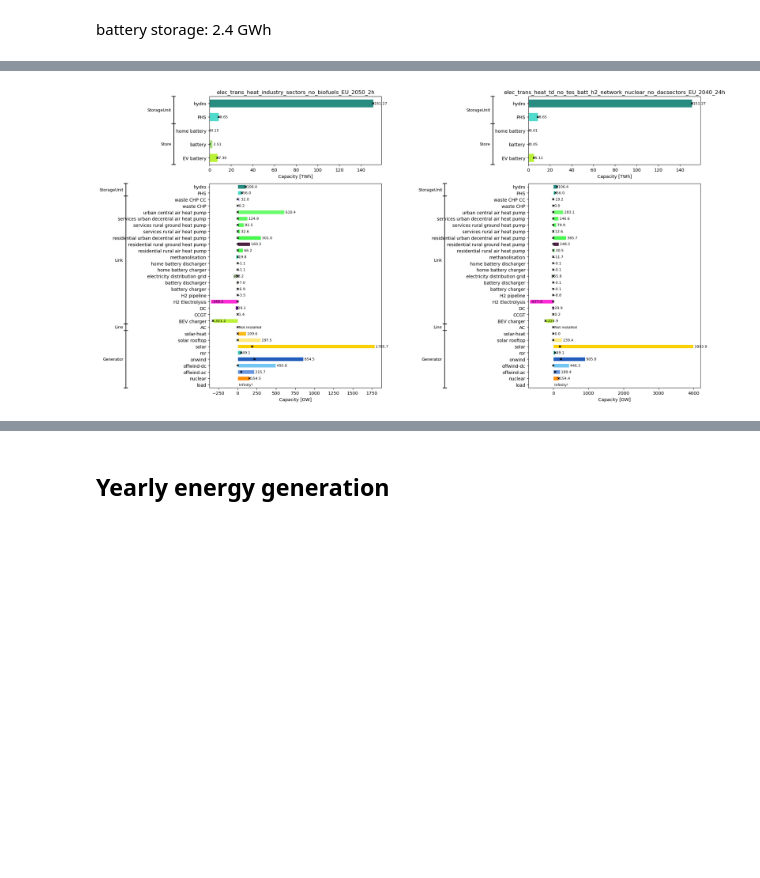
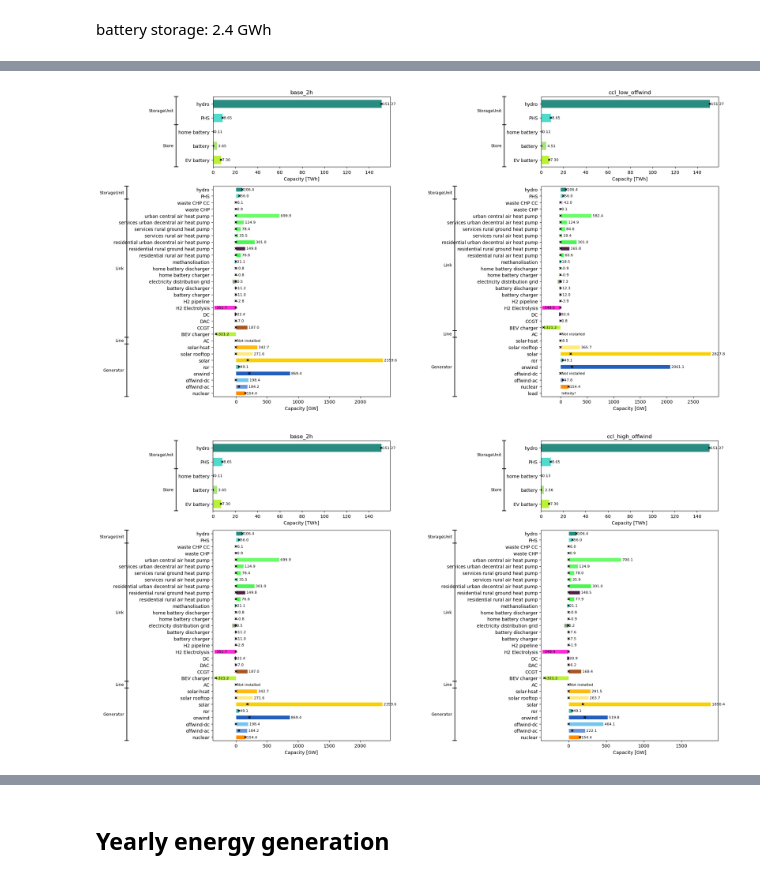
Before and after one commit to ayshaC/pypsa-eur, a Jupyter notebook: analysis/mineral_analysis.ipynb, the cells around one changed output, grey strips where cells are left out. Saved outputs shown, nothing was run; the diff lists cells and outputs as text; code cells hidden in the pictures; blank space fills up the shorter version.

```diff
--- a/analysis/mineral_analysis.ipynb
+++ b/analysis/mineral_analysis.ipynb
@@ -1274,5 +1578,5 @@ battery storage: 2.4 GWh
 # %%
-runs = [sample_new_2h_2050, "elec_trans_heat_td_no_tes_batt_h2_network_nuclear_no_dacsectors_EU_2040_24h"]
+runs = [sample_base_2h, sample_low_offwind]
 elec_carriers = ['AC', 'DC', 'Battery Storage', 'home battery', 'low voltage', 'EV battery', 'Battery Storage', 'battery']
 
 fig, ax = plt.subplots(2, len(runs), figsize=(10 * len(runs), 10), gridspec_kw={"height_ratios": [1, 3]})
@@ -1313,4 +1617,47 @@ for i, run in enumerate(runs):
 plt.tight_layout()
 plt.show()
 # %% [output]
-[figure, old version]
+[figure, new version]
+# %%
+runs = [sample_base_2h, sample_high_offwind]
+elec_carriers = ['AC', 'DC', 'Battery Storage', 'home battery', 'low voltage', 'EV battery', 'Battery Storage', 'battery']
+
+fig, ax = plt.subplots(2, len(runs), figsize=(10 * len(runs), 10), gridspec_kw={"height_ratios": [1, 3]})
+
+capacity_data = {}
+
+for i, run in enumerate(runs):
+    inst = stats[run].installed_capacity(drop_zero=False, nice_names=False, round=3, groupby="carrier", storage=True, bus_carrier=elec_carriers)
+    opt = stats[run].optimal_capacity(drop_zero=False, nice_names=False, round=3, groupby="carrier", storage=True, bus_carrier=elec_carriers)
+    energy_df = pd.DataFrame({"Installed Capacity": inst, "Optimal Capacity": opt})
+
+    plot_comparison_barh(
+        energy_df / 1e6,  # TWh
+        ax[0, i],
+        lower_col="Installed Capacity",
+        upper_col="Optimal Capacity",
+        tech_colors=tech_colors,
+        xlabel="Capacity [TWh]",
+        title=run,
+        annotate_decimals=2,
+        show_legend=False,
+    )
+
+    inst = stats[run].installed_capacity(drop_zero=False, nice_names=False, round=3, groupby="carrier", bus_carrier=elec_carriers).drop("Store")
+    opt = stats[run].optimal_capacity(drop_zero=False, nice_names=False, round=3, groupby="carrier", bus_carrier=elec_carriers).drop("Store")
+    power_df = pd.DataFrame({"Installed Capacity": inst, "Optimal Capacity": opt})
+
+    plot_comparison_barh(
+        power_df / 1e3,  # GW
+        ax[1, i],
+        lower_col="Installed Capacity",
+        upper_col="Optimal Capacity",
+        tech_colors=tech_colors,
+        xlabel="Capacity [GW]",
+        show_legend=False,
+    )
+
+plt.tight_layout()
+plt.show()
+# %% [output]
+[figure, added]
```
Also changed, not shown: parts of 83 cells of this notebook.
